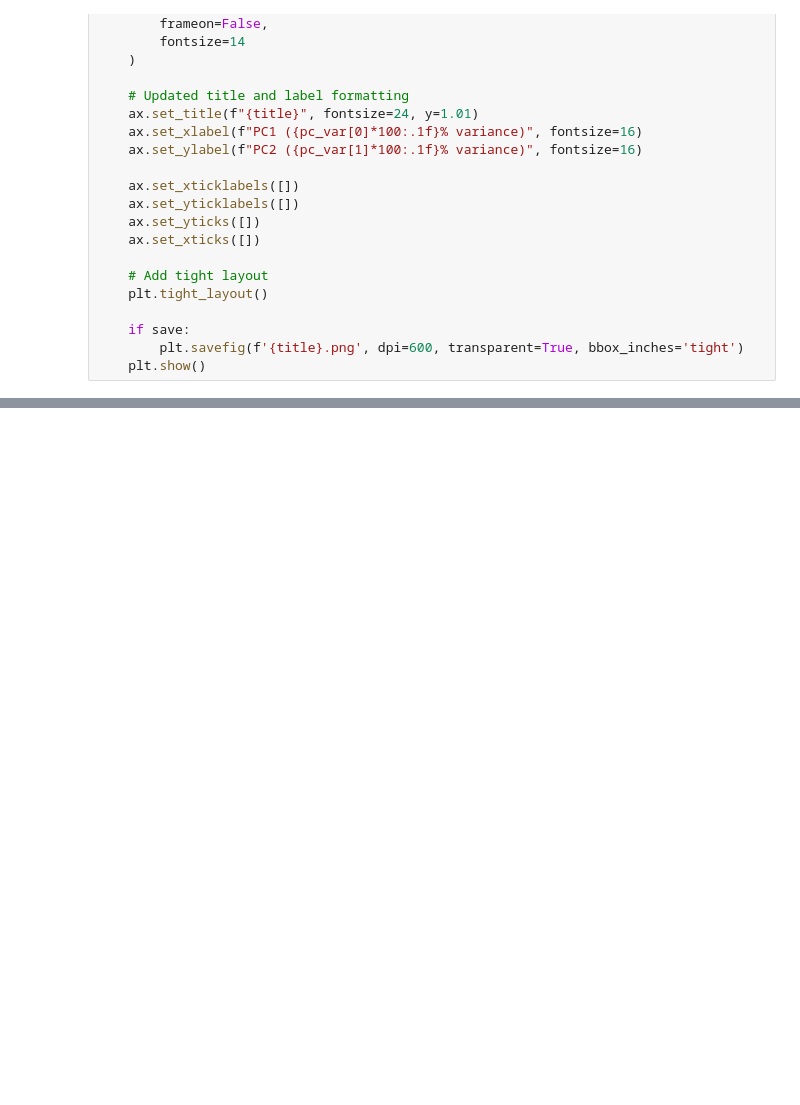
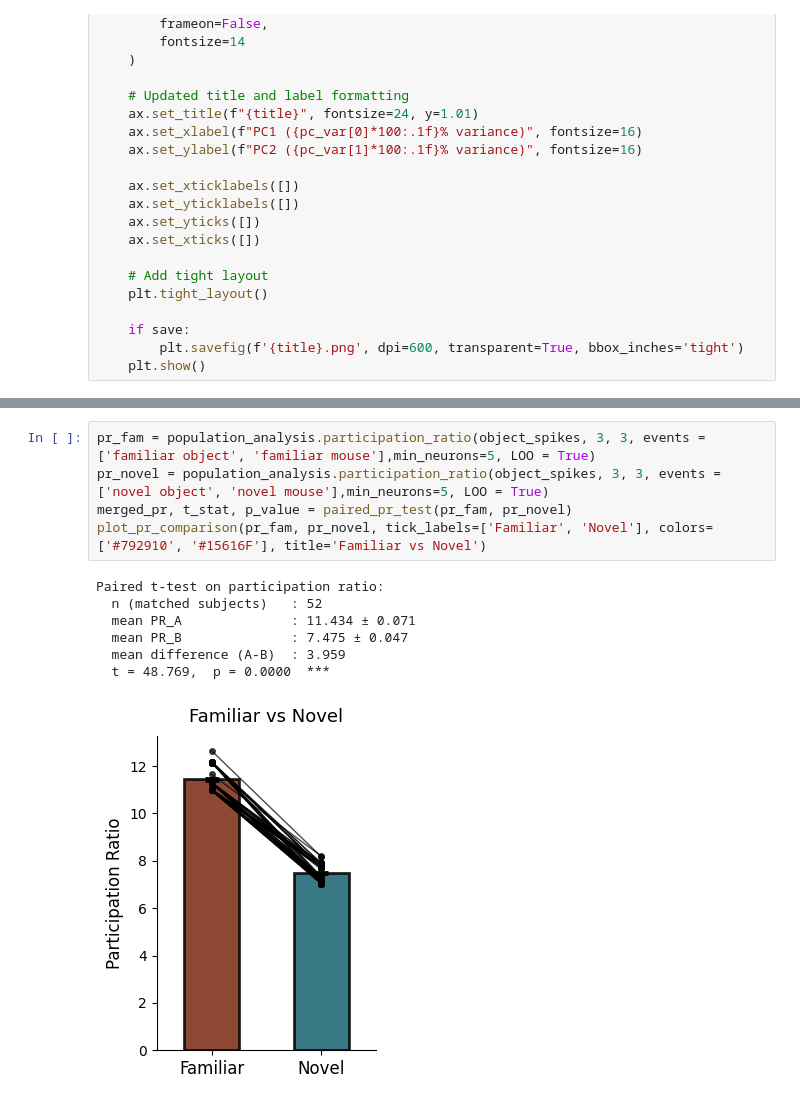
Before and after one commit to padillacoreanolab/diff_fam_social_memory_ephys, a Jupyter notebook: pilot2/object_control/object_spike.ipynb, the cells around one changed output, grey strips where cells are left out. Drawn from its saved outputs; the diff is of its cells as text; blank space fills up the shorter version.

```diff
--- a/pilot2/object_control/object_spike.ipynb
+++ b/pilot2/object_control/object_spike.ipynb
@@ -478,0 +497,13 @@ else:
+# %%
+pr_fam = population_analysis.participation_ratio(object_spikes, 3, 3, events = ['familiar object', 'familiar mouse'],min_neurons=5, LOO = True)
+pr_novel = population_analysis.participation_ratio(object_spikes, 3, 3, events = ['novel object', 'novel mouse'],min_neurons=5, LOO = True)
+merged_pr, t_stat, p_value = paired_pr_test(pr_fam, pr_novel)
+plot_pr_comparison(pr_fam, pr_novel, tick_labels=['Familiar', 'Novel'], colors=['#792910', '#15616F'], title='Familiar vs Novel')
+# %% [output]
+Paired t-test on participation ratio:
+  n (matched subjects)   : 52
+  mean PR_A              : 11.434 ± 0.071
+  mean PR_B              : 7.475 ± 0.047
+  mean difference (A-B)  : 3.959
+  t = 48.769,  p = 0.0000  ***
+[figure, added]
```
Also changed, not shown: parts of 28 cells of this notebook, 2 other files.
